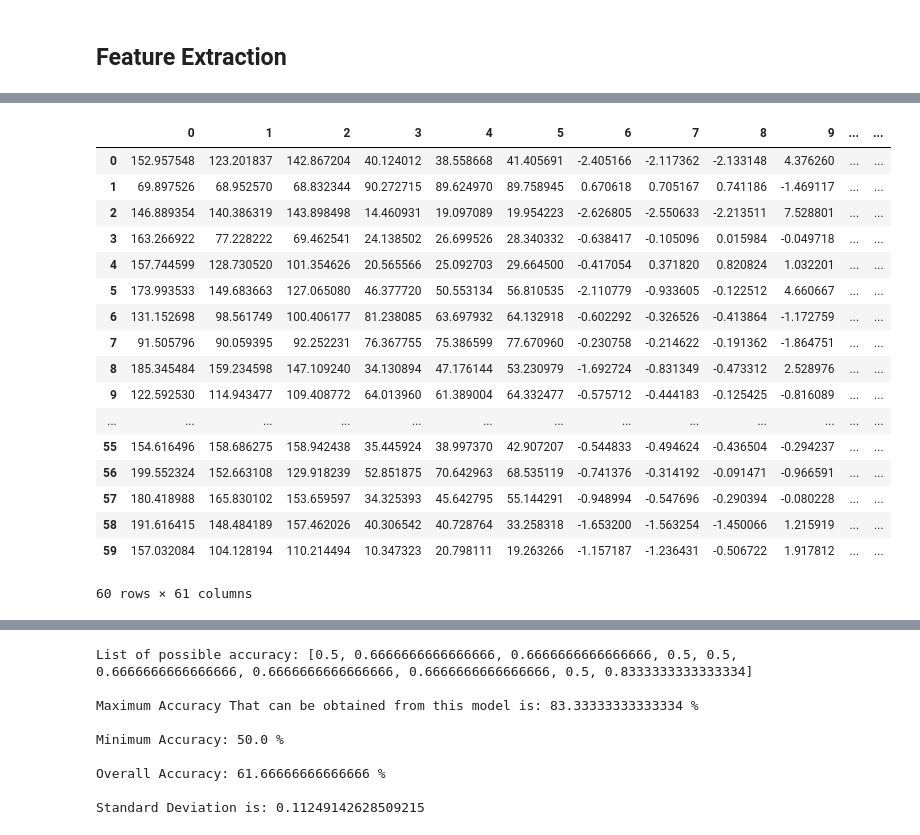
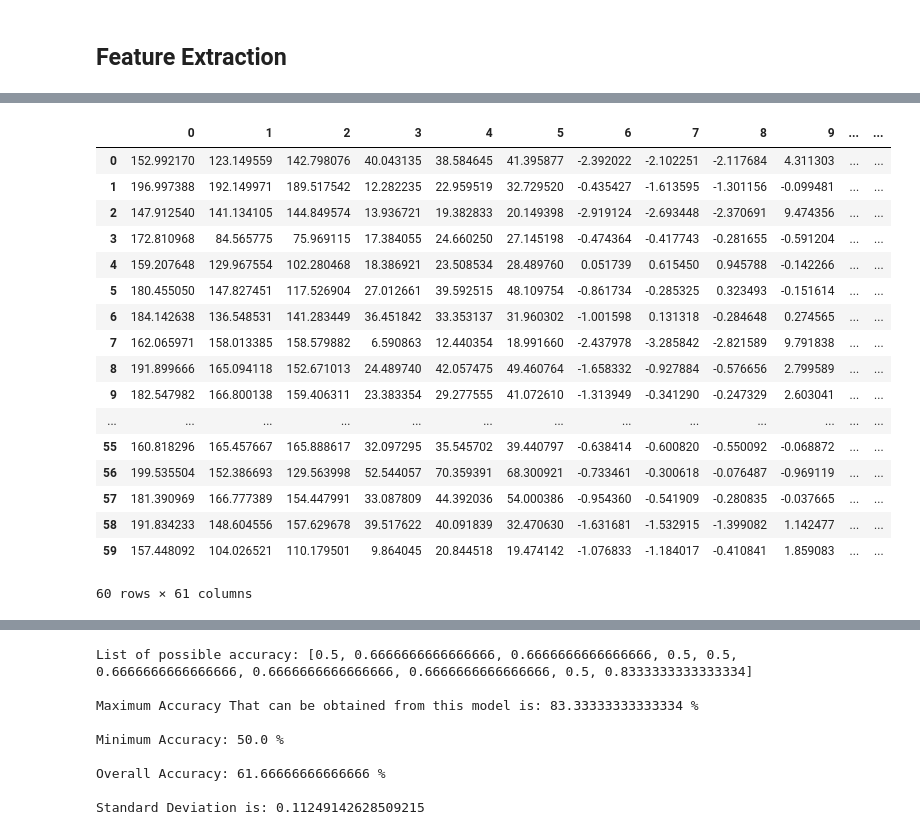
Before and after one commit to cansuyalcinn/skin-lesion-segmentation, a Jupyter notebook: notebooks/feature_extraction.ipynb, the cells around one changed output, grey strips where cells are left out. Drawn from its saved outputs; the diff is of its cells as text; code cells hidden in the pictures.

```diff
--- a/notebooks/feature_extraction.ipynb
+++ b/notebooks/feature_extraction.ipynb
@@ -103,24 +47,24 @@ def statistics(img):
 
     return stats
 
-data = SegExamples()
-binary_data = data.seg_examples_df.iloc[:60] # only nevus vs others
-paths = "../data/"+binary_data.path
+
 # Different Color Channels - RGB, LAB, YCrCb, HSV
-d = []
-for i in paths:
-    img = cv2.imread(i)
-    img_rgb = cv2.cvtColor(img, cv2.COLOR_BGR2RGB)
-    img_lab = cv2.cvtColor(img, cv2.COLOR_BGR2LAB)
-    img_ycrcb = cv2.cvtColor(img, cv2.COLOR_BGR2YCrCb)
-    img_hsv = cv2.cvtColor(img, cv2.COLOR_BGR2HSV)
+def color_stats(paths):
+    d = []
+    for i in paths:
+        img = cv2.imread(i)
+        preproc_image = preproc.preprocess(img)
+        img_rgb = cv2.cvtColor(preproc_image, cv2.COLOR_BGR2RGB)
+        img_lab = cv2.cvtColor(preproc_image, cv2.COLOR_BGR2LAB)
+        img_ycrcb = cv2.cvtColor(preproc_image, cv2.COLOR_BGR2YCrCb)
+        img_hsv = cv2.cvtColor(preproc_image, cv2.COLOR_BGR2HSV)
 
-    stats_rgb = statistics(img_rgb)
-    stats_lab = statistics(img_lab)
-    stats_ycrcb = statistics(img_ycrcb)
-    stats_hsv = statistics(img_hsv)
+        stats_rgb = statistics(img_rgb)
+        stats_lab = statistics(img_lab)
+        stats_ycrcb = statistics(img_ycrcb)
+        stats_hsv = statistics(img_hsv)
 
-    s = np.hstack([stats_rgb, stats_lab, stats_ycrcb, stats_hsv])
-    d.append(s)
-df = pd.DataFrame(d)
-df
+        s = np.hstack([stats_rgb, stats_lab, stats_ycrcb, stats_hsv])
+        d.append(s)
+    df = pd.DataFrame(d)
+    return df
@@ -146,30 +71,35 @@ df
 # %%
 # Create labels for binary sample test dataset
+binary_data = data.seg_examples_df.iloc[:60] # only nevus vs others
+paths = "../data/"+binary_data.path
+
+df = color_stats(paths) # get the color stats
+
 binary_labels = []
 for p in binary_data.path:
      binary_labels.append(p.split('/')[2])
 binary_labels = pd.DataFrame(binary_labels)
 label_encoder = preprocessing.LabelEncoder()
 df['label'] = label_encoder.fit_transform(binary_labels[0])
 df
 # %% [output]
 |  | 0 | 1 | 2 | 3 | 4 | 5 | 6 | 7 | 8 | 9 | ... | ... |
-| 0 | 152.957548 | 123.201837 | 142.867204 | 40.124012 | 38.558668 | 41.405691 | -2.405166 | -2.117362 | -2.133148 | 4.376260 | ... | ... |
-| 1 | 69.897526 | 68.952570 | 68.832344 | 90.272715 | 89.624970 | 89.758945 | 0.670618 | 0.705167 | 0.741186 | -1.469117 | ... | ... |
-| 2 | 146.889354 | 140.386319 | 143.898498 | 14.460931 | 19.097089 | 19.954223 | -2.626805 | -2.550633 | -2.213511 | 7.528801 | ... | ... |
-| 3 | 163.266922 | 77.228222 | 69.462541 | 24.138502 | 26.699526 | 28.340332 | -0.638417 | -0.105096 | 0.015984 | -0.049718 | ... | ... |
-| 4 | 157.744599 | 128.730520 | 101.354626 | 20.565566 | 25.092703 | 29.664500 | -0.417054 | 0.371820 | 0.820824 | 1.032201 | ... | ... |
-| 5 | 173.993533 | 149.683663 | 127.065080 | 46.377720 | 50.553134 | 56.810535 | -2.110779 | -0.933605 | -0.122512 | 4.660667 | ... | ... |
-| 6 | 131.152698 | 98.561749 | 100.406177 | 81.238085 | 63.697932 | 64.132918 | -0.602292 | -0.326526 | -0.413864 | -1.172759 | ... | ... |
-| 7 | 91.505796 | 90.059395 | 92.252231 | 76.367755 | 75.386599 | 77.670960 | -0.230758 | -0.214622 | -0.191362 | -1.864751 | ... | ... |
-| 8 | 185.345484 | 159.234598 | 147.109240 | 34.130894 | 47.176144 | 53.230979 | -1.692724 | -0.831349 | -0.473312 | 2.528976 | ... | ... |
-| 9 | 122.592530 | 114.943477 | 109.408772 | 64.013960 | 61.389004 | 64.332477 | -0.575712 | -0.444183 | -0.125425 | -0.816089 | ... | ... |
+| 0 | 152.992170 | 123.149559 | 142.798076 | 40.043135 | 38.584645 | 41.395877 | -2.392022 | -2.102251 | -2.117684 | 4.311303 | ... | ... |
+| 1 | 196.997388 | 192.149971 | 189.517542 | 12.282235 | 22.959519 | 32.729520 | -0.435427 | -1.613595 | -1.301156 | -0.099481 | ... | ... |
+| 2 | 147.912540 | 141.134105 | 144.849574 | 13.936721 | 19.382833 | 20.149398 | -2.919124 | -2.693448 | -2.370691 | 9.474356 | ... | ... |
+| 3 | 172.810968 | 84.565775 | 75.969115 | 17.384055 | 24.660250 | 27.145198 | -0.474364 | -0.417743 | -0.281655 | -0.591204 | ... | ... |
+| 4 | 159.207648 | 129.967554 | 102.280468 | 18.386921 | 23.508534 | 28.489760 | 0.051739 | 0.615450 | 0.945788 | -0.142266 | ... | ... |
+| 5 | 180.455050 | 147.827451 | 117.526904 | 27.012661 | 39.592515 | 48.109754 | -0.861734 | -0.285325 | 0.323493 | -0.151614 | ... | ... |
+| 6 | 184.142638 | 136.548531 | 141.283449 | 36.451842 | 33.353137 | 31.960302 | -1.001598 | 0.131318 | -0.284648 | 0.274565 | ... | ... |
+| 7 | 162.065971 | 158.013385 | 158.579882 | 6.590863 | 12.440354 | 18.991660 | -2.437978 | -3.285842 | -2.821589 | 9.791838 | ... | ... |
+| 8 | 191.899666 | 165.094118 | 152.671013 | 24.489740 | 42.057475 | 49.460764 | -1.658332 | -0.927884 | -0.576656 | 2.799589 | ... | ... |
+| 9 | 182.547982 | 166.800138 | 159.406311 | 23.383354 | 29.277555 | 41.072610 | -1.313949 | -0.341290 | -0.247329 | 2.603041 | ... | ... |
 | ... | ... | ... | ... | ... | ... | ... | ... | ... | ... | ... | ... | ... |
-| 55 | 154.616496 | 158.686275 | 158.942438 | 35.445924 | 38.997370 | 42.907207 | -0.544833 | -0.494624 | -0.436504 | -0.294237 | ... | ... |
-| 56 | 199.552324 | 152.663108 | 129.918239 | 52.851875 | 70.642963 | 68.535119 | -0.741376 | -0.314192 | -0.091471 | -0.966591 | ... | ... |
-| 57 | 180.418988 | 165.830102 | 153.659597 | 34.325393 | 45.642795 | 55.144291 | -0.948994 | -0.547696 | -0.290394 | -0.080228 | ... | ... |
-| 58 | 191.616415 | 148.484189 | 157.462026 | 40.306542 | 40.728764 | 33.258318 | -1.653200 | -1.563254 | -1.450066 | 1.215919 | ... | ... |
-| 59 | 157.032084 | 104.128194 | 110.214494 | 10.347323 | 20.798111 | 19.263266 | -1.157187 | -1.236431 | -0.506722 | 1.917812 | ... | ... |
+| 55 | 160.818296 | 165.457667 | 165.888617 | 32.097295 | 35.545702 | 39.440797 | -0.638414 | -0.600820 | -0.550092 | -0.068872 | ... | ... |
+| 56 | 199.535504 | 152.386693 | 129.563998 | 52.544057 | 70.359391 | 68.300921 | -0.733461 | -0.300618 | -0.076487 | -0.969119 | ... | ... |
+| 57 | 181.390969 | 166.777389 | 154.447991 | 33.087809 | 44.392036 | 54.000386 | -0.954360 | -0.541909 | -0.280835 | -0.037665 | ... | ... |
+| 58 | 191.834233 | 148.604556 | 157.629678 | 39.517622 | 40.091839 | 32.470630 | -1.631681 | -1.532915 | -1.399082 | 1.142477 | ... | ... |
+| 59 | 157.448092 | 104.026521 | 110.179501 | 9.864045 | 20.844518 | 19.474142 | -1.076833 | -1.184017 | -0.410841 | 1.859083 | ... | ... |
 60 rows × 61 columns
 # %%
 from sklearn.model_selection import StratifiedKFold
```
Also changed, not shown: parts of 15 cells of this notebook.
